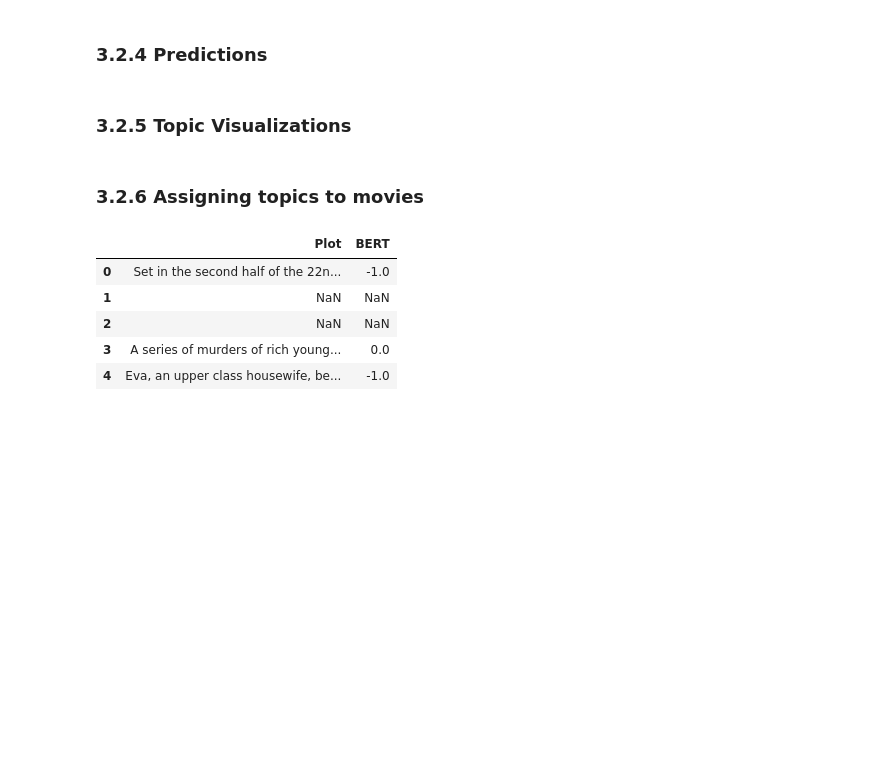
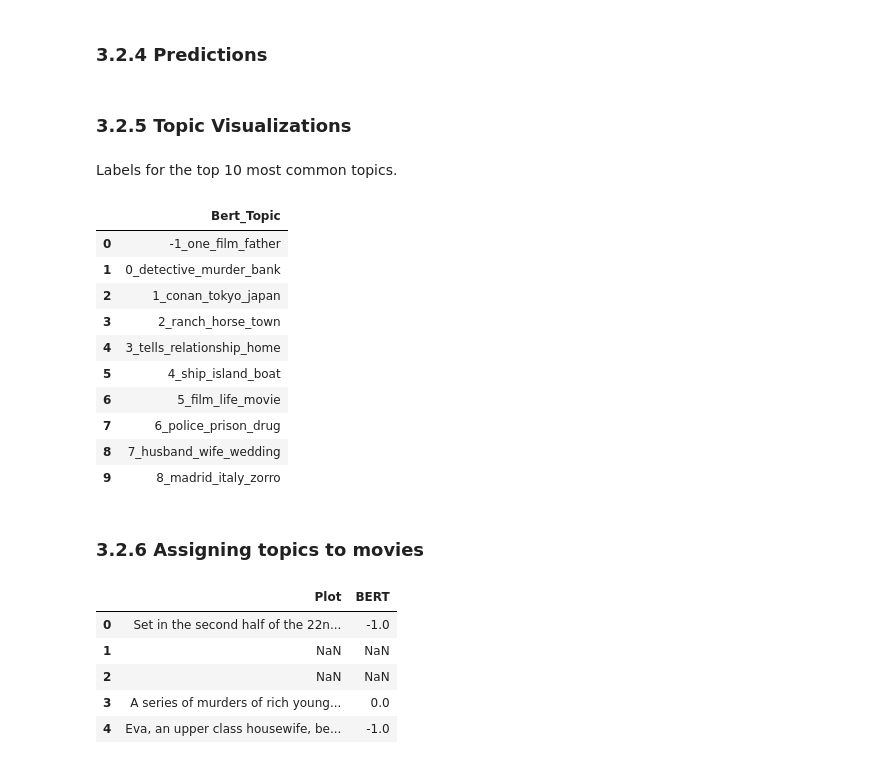
Before and after one commit to salome-baup/ada-2022-project-adaccord, a Jupyter notebook: Milestone2.ipynb, the cells around one changed output. Saved outputs shown, nothing was run; the diff lists cells and outputs as text; code cells hidden in the pictures; blank space fills up the shorter version.

```diff
--- a/Milestone2.ipynb
+++ b/Milestone2.ipynb
@@ -1372,6 +1415,26 @@ bert_predictions = pd.read_pickle('predictions/bert_predictions.pkl')
 bert_predictions.rename(columns={"Topic":"BERT"}, inplace=True)
 # %% [markdown]
 ### 3.2.5 Topic Visualizations <a id='3.2.5'></a>
+# %% [markdown]
+Labels for the top 10 most common topics.
+# %%
+#bert_topics = model.generate_topic_labels()
+
+bert_topics = pd.read_pickle('predictions/bert_topics.pkl')
+bert_topics = pd.DataFrame(bert_topics, columns = ["Bert_Topic"])
+bert_topics.head(10)
+# %% [output]
+|  | Bert_Topic |
+| 0 | -1_one_film_father |
+| 1 | 0_detective_murder_bank |
+| 2 | 1_conan_tokyo_japan |
+| 3 | 2_ranch_horse_town |
+| 4 | 3_tells_relationship_home |
+| 5 | 4_ship_island_boat |
+| 6 | 5_film_life_movie |
+| 7 | 6_police_prison_drug |
+| 8 | 7_husband_wife_wedding |
+| 9 | 8_madrid_italy_zorro |
 # %% [markdown]
 ### 3.2.6 Assigning topics to movies <a id='3.2.6'></a>
 # %%
```
Also changed, not shown: parts of 12 cells of this notebook.
